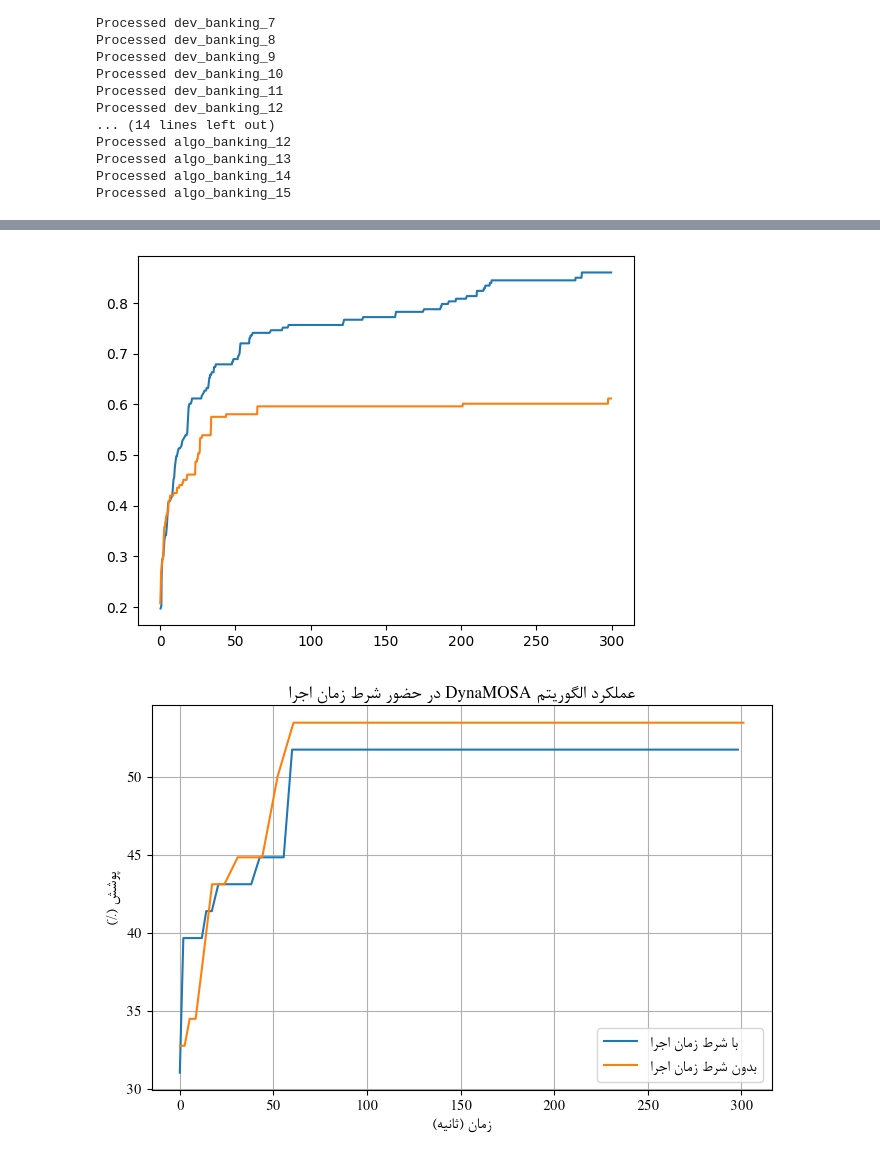
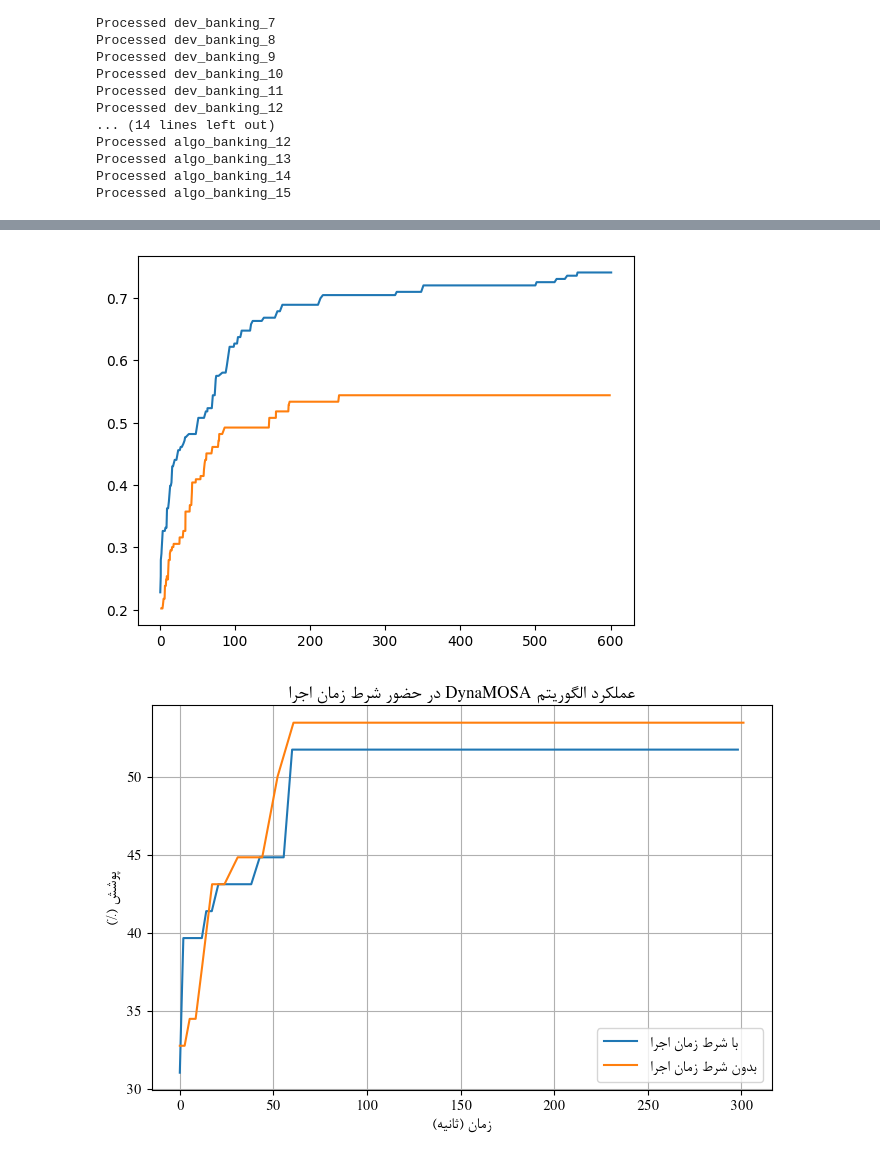
Before and after one commit to sepehrs1378/pynguin, a Jupyter notebook: notebooks/plot.ipynb, the cells around one changed output, grey strips where cells are left out. Saved outputs shown, nothing was run; the diff lists cells and outputs as text; code cells hidden in the pictures.

```diff
--- a/notebooks/plot.ipynb
+++ b/notebooks/plot.ipynb
@@ -9,26 +9,10 @@ from bidi.algorithm import get_display
 import numpy as np
 # %%
 BASE_PATH = ".."
-
-# info = {}
-# for algo in ALGORITHMS:
-#     info[algo] = {"time": {"t": [], "cov": []},
-#                   "no_time": {"t": [], "cov": []},
-#                   "mem": {"t": [], "cov": []},
-#                   "no_mem": {"t": [], "cov": []}
-#                  }
-#     for suffix in ["time", "no_time", "mem", "no_mem"]:
-#         with open(f"../results/refined/{algo}_{suffix}", 'r', encoding='utf-8') as f:
-#             first_t = None
-#             for line in f:
-#                 d = json.loads(line)
-#                 first_t = d["time"] if first_t is None else first_t
-#                 info[algo][suffix]["t"].append(d["time"]-first_t)
-#                 info[algo][suffix]["cov"].append(d["coverage"]*100)
-#     print(f"Processed {algo}")
+TOTAL_RUNS = 6
 
 dev_info = {}
-for i in range(1, 15+1):
+for i in range(1, TOTAL_RUNS + 1):
     dev_info[i] = []
     with open(f"{BASE_PATH}/results/refined/dev_banking_{i}", 'r', encoding='utf-8') as f:
         for line in f:
@@ -36,7 +20,7 @@ for i in range(1, 15+1):
     print(f"Processed dev_banking_{i}")
 
 algo_info = {}
-for i in range(1, 15+1):
+for i in range(1, TOTAL_RUNS + 1):
     algo_info[i] = []
     with open(f"{BASE_PATH}/results/refined/algo_banking_{i}", 'r', encoding='utf-8') as f:
         for line in f:
@@ -83,10 +67,10 @@ plt.show()
 # %%
-i = 7
+i = 10
 plt.plot([e['elapsed_time'] for e in dev_info[i]], [e['solutions']['coverage'] for e in dev_info[i]])
 plt.plot([e['elapsed_time'] for e in algo_info[i]], [e['solutions']['coverage'] for e in algo_info[i]])
 plt.show()
 # %% [output]
-[figure, old version]
+[figure, new version]
 # %%
 # plt.rcParams["font.family"] = ["Nazli"] # Titr or Nazli
 # plt.rcParams["font.size"] = 12
```
Also changed, not shown: parts of 2 cells of this notebook, 2 other files.
